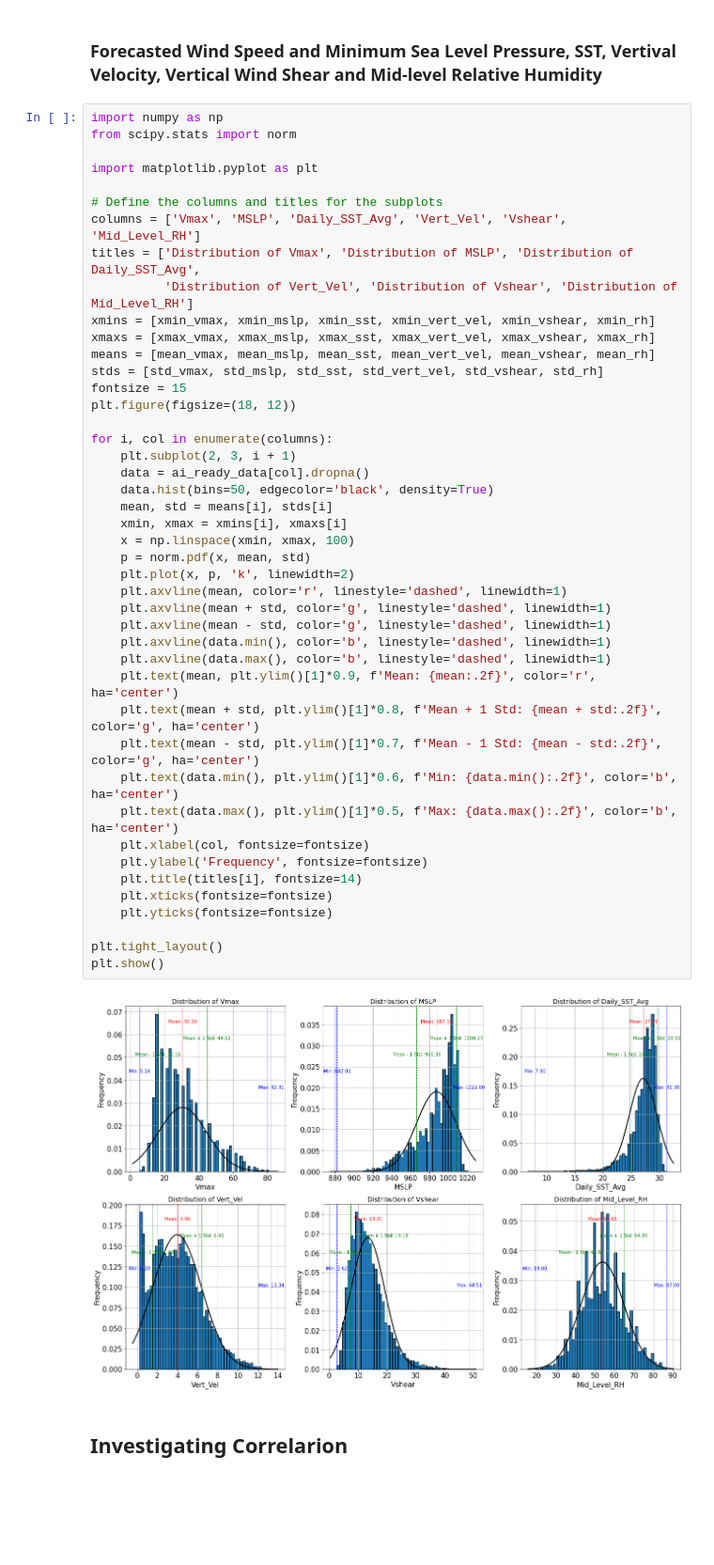
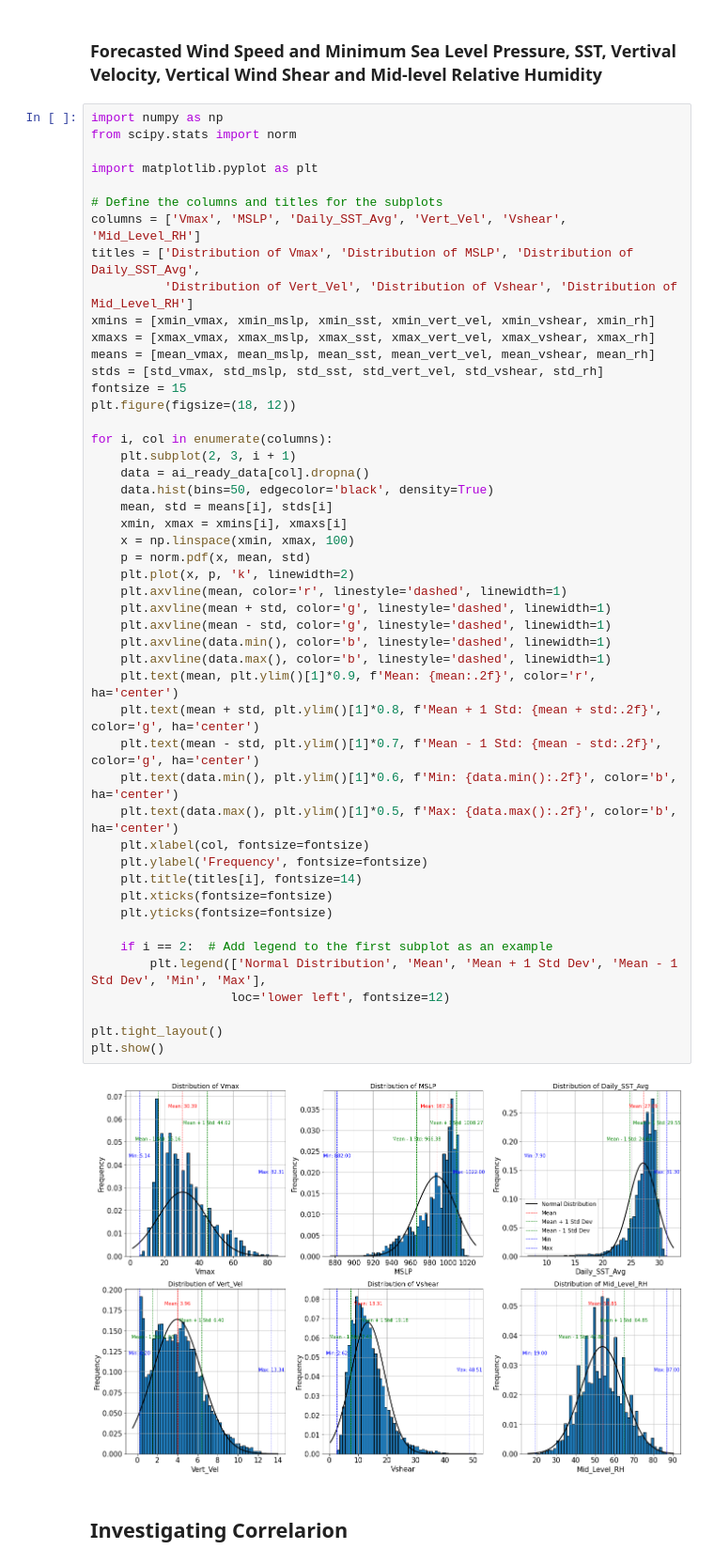
Before and after one commit to UW-MLGEO/MLGEO2024_TC_Tracks_Intensity, a Jupyter notebook: notebooks/EDA.ipynb, the cells around one changed output. Shown at 94% size. Drawn from its saved outputs; the diff is of its cells as text; blank space fills up the shorter version.

```diff
--- a/notebooks/EDA.ipynb
+++ b/notebooks/EDA.ipynb
@@ -115,34 +115,38 @@ fontsize = 15
 plt.figure(figsize=(18, 12))
 
 for i, col in enumerate(columns):
     plt.subplot(2, 3, i + 1)
     data = ai_ready_data[col].dropna()
     data.hist(bins=50, edgecolor='black', density=True)
     mean, std = means[i], stds[i]
     xmin, xmax = xmins[i], xmaxs[i]
     x = np.linspace(xmin, xmax, 100)
     p = norm.pdf(x, mean, std)
     plt.plot(x, p, 'k', linewidth=2)
     plt.axvline(mean, color='r', linestyle='dashed', linewidth=1)
     plt.axvline(mean + std, color='g', linestyle='dashed', linewidth=1)
     plt.axvline(mean - std, color='g', linestyle='dashed', linewidth=1)
     plt.axvline(data.min(), color='b', linestyle='dashed', linewidth=1)
     plt.axvline(data.max(), color='b', linestyle='dashed', linewidth=1)
     plt.text(mean, plt.ylim()[1]*0.9, f'Mean: {mean:.2f}', color='r', ha='center')
     plt.text(mean + std, plt.ylim()[1]*0.8, f'Mean + 1 Std: {mean + std:.2f}', color='g', ha='center')
     plt.text(mean - std, plt.ylim()[1]*0.7, f'Mean - 1 Std: {mean - std:.2f}', color='g', ha='center')
     plt.text(data.min(), plt.ylim()[1]*0.6, f'Min: {data.min():.2f}', color='b', ha='center')
     plt.text(data.max(), plt.ylim()[1]*0.5, f'Max: {data.max():.2f}', color='b', ha='center')
     plt.xlabel(col, fontsize=fontsize)
     plt.ylabel('Frequency', fontsize=fontsize)
     plt.title(titles[i], fontsize=14)
     plt.xticks(fontsize=fontsize)
     plt.yticks(fontsize=fontsize)
 
+    if i == 2:  # Add legend to the first subplot as an example
+        plt.legend(['Normal Distribution', 'Mean', 'Mean + 1 Std Dev', 'Mean - 1 Std Dev', 'Min', 'Max'],
+                   loc='lower left', fontsize=12)
+
 plt.tight_layout()
 plt.show()
 # %% [output]
-[figure, old version]
+[figure, new version]
 # %% [markdown]
 ## Investigating Correlarion
 # %% [markdown]
```
Also changed, not shown: 2 other files.
